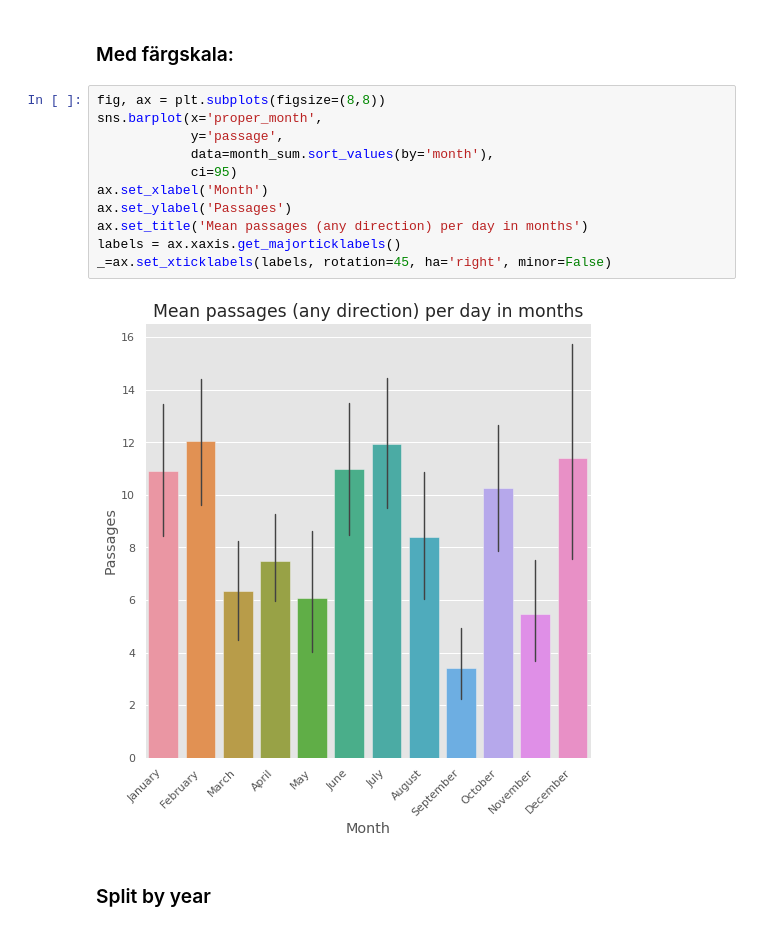
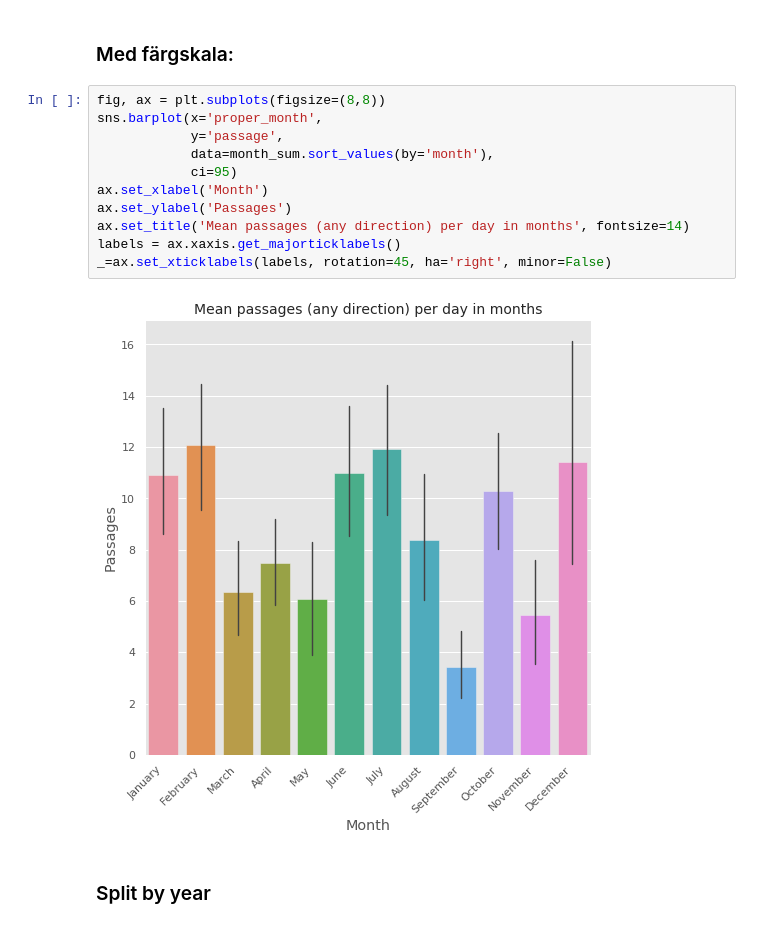
Before and after one commit to maxlund/johannas, a Jupyter notebook: sveas.ipynb, the cells around one changed output. Drawn from its saved outputs; the diff is of its cells as text.

```diff
--- a/sveas.ipynb
+++ b/sveas.ipynb
@@ -492,16 +492,16 @@ _=ax.set_xticklabels(labels, rotation=45, ha='right', minor=False)
 # %%
 fig, ax = plt.subplots(figsize=(8,8))
 sns.barplot(x='proper_month',
             y='passage',
             data=month_sum.sort_values(by='month'),
             ci=95)
 ax.set_xlabel('Month')
 ax.set_ylabel('Passages')
-ax.set_title('Mean passages (any direction) per day in months')
+ax.set_title('Mean passages (any direction) per day in months', fontsize=14)
 labels = ax.xaxis.get_majorticklabels()
 _=ax.set_xticklabels(labels, rotation=45, ha='right', minor=False)
 # %% [output]
-[figure, old version]
+[figure, new version]
 # %% [markdown]
 ### Split by year
 # %%
```
Also changed, not shown: parts of 42 cells of this notebook.
